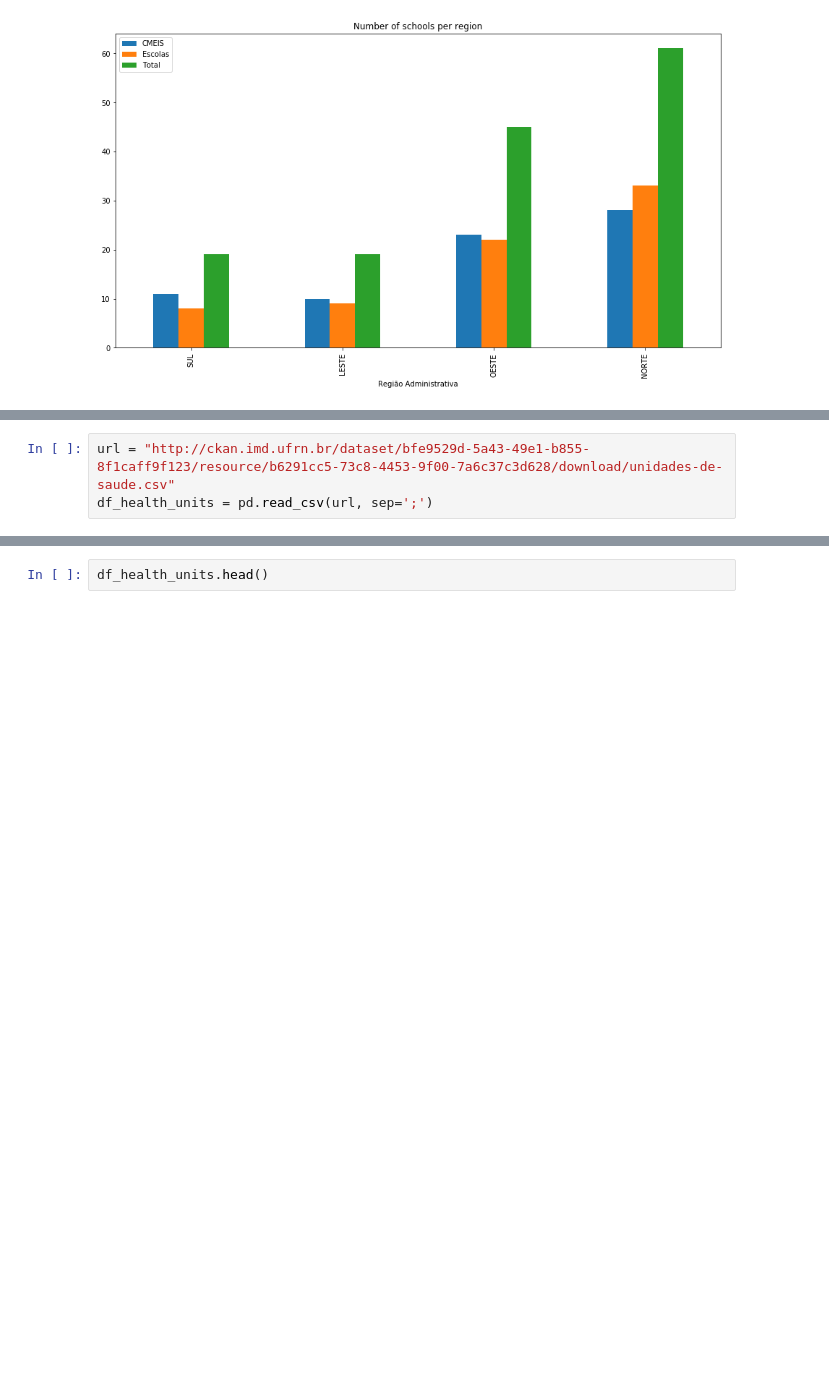
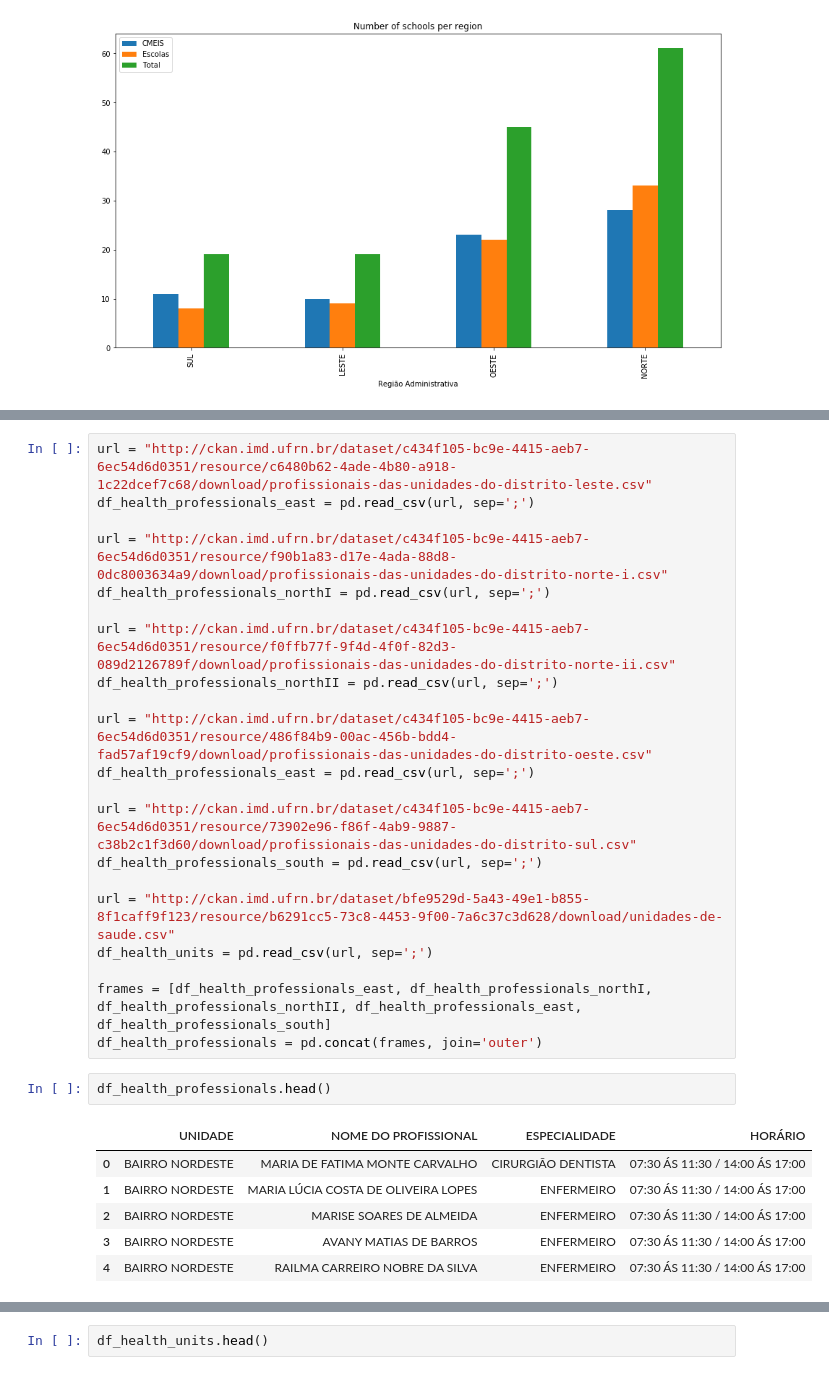
Before and after one commit to raivitor/Disc-Big-Data, a Jupyter notebook: Trabalho Unidade 2/Atv2/Uni2_Atv2.ipynb, the cells around one changed output, grey strips where cells are left out. Cells and saved outputs as stored; diff of their text form; blank space fills up the shorter version.

Commit message:
Unidades de saúde

```diff
--- a/Trabalho Unidade 2/Atv2/Uni2_Atv2.ipynb
+++ b/Trabalho Unidade 2/Atv2/Uni2_Atv2.ipynb
@@ -109,6 +111,33 @@ HeatMap(coordinates).add_to(heatMap)
 heatMap
 # %% [output]
 [interactive output not drawn]
-# %%
-url = "http://ckan.imd.ufrn.br/dataset/bfe9529d-5a43-49e1-b855-8f1caff9f123/resource/b6291cc5-73c8-4453-9f00-7a6c37c3d628/download/unidades-de-saude.csv"
-df_health_units = pd.read_csv(url, sep=';')
+# %%
+url = "http://ckan.imd.ufrn.br/dataset/c434f105-bc9e-4415-aeb7-6ec54d6d0351/resource/c6480b62-4ade-4b80-a918-1c22dcef7c68/download/profissionais-das-unidades-do-distrito-leste.csv"
+df_health_professionals_east = pd.read_csv(url, sep=';')
+
+url = "http://ckan.imd.ufrn.br/dataset/c434f105-bc9e-4415-aeb7-6ec54d6d0351/resource/f90b1a83-d17e-4ada-88d8-0dc8003634a9/download/profissionais-das-unidades-do-distrito-norte-i.csv"
+df_health_professionals_northI = pd.read_csv(url, sep=';')
+
+url = "http://ckan.imd.ufrn.br/dataset/c434f105-bc9e-4415-aeb7-6ec54d6d0351/resource/f0ffb77f-9f4d-4f0f-82d3-089d2126789f/download/profissionais-das-unidades-do-distrito-norte-ii.csv"
+df_health_professionals_northII = pd.read_csv(url, sep=';')
+
+url = "http://ckan.imd.ufrn.br/dataset/c434f105-bc9e-4415-aeb7-6ec54d6d0351/resource/486f84b9-00ac-456b-bdd4-fad57af19cf9/download/profissionais-das-unidades-do-distrito-oeste.csv"
+df_health_professionals_east = pd.read_csv(url, sep=';')
+
+url = "http://ckan.imd.ufrn.br/dataset/c434f105-bc9e-4415-aeb7-6ec54d6d0351/resource/73902e96-f86f-4ab9-9887-c38b2c1f3d60/download/profissionais-das-unidades-do-distrito-sul.csv"
+df_health_professionals_south = pd.read_csv(url, sep=';')
+
+url = "http://ckan.imd.ufrn.br/dataset/bfe9529d-5a43-49e1-b855-8f1caff9f123/resource/b6291cc5-73c8-4453-9f00-7a6c37c3d628/download/unidades-de-saude.csv"
+df_health_units = pd.read_csv(url, sep=';')
+
+frames = [df_health_professionals_east, df_health_professionals_northI, df_health_professionals_northII, df_health_professionals_east, df_health_professionals_south]
+df_health_professionals = pd.concat(frames, join='outer')
+# %%
+df_health_professionals.head()
+# %% [output]
+|  | UNIDADE | NOME DO PROFISSIONAL | ESPECIALIDADE | HORÁRIO |
+| 0 | BAIRRO NORDESTE | MARIA DE FATIMA MONTE CARVALHO | CIRURGIÃO DENTISTA | 07:30 ÁS 11:30 / 14:00 ÁS 17:00 |
+| 1 | BAIRRO NORDESTE | MARIA LÚCIA COSTA DE OLIVEIRA LOPES | ENFERMEIRO | 07:30 ÁS 11:30 / 14:00 ÁS 17:00 |
+| 2 | BAIRRO NORDESTE | MARISE SOARES DE ALMEIDA | ENFERMEIRO | 07:30 ÁS 11:30 / 14:00 ÁS 17:00 |
+| 3 | BAIRRO NORDESTE | AVANY MATIAS DE BARROS | ENFERMEIRO | 07:30 ÁS 11:30 / 14:00 ÁS 17:00 |
+| 4 | BAIRRO NORDESTE | RAILMA CARREIRO NOBRE DA SILVA | ENFERMEIRO | 07:30 ÁS 11:30 / 14:00 ÁS 17:00 |
```
Also changed, not shown: parts of 5 cells of this notebook.
